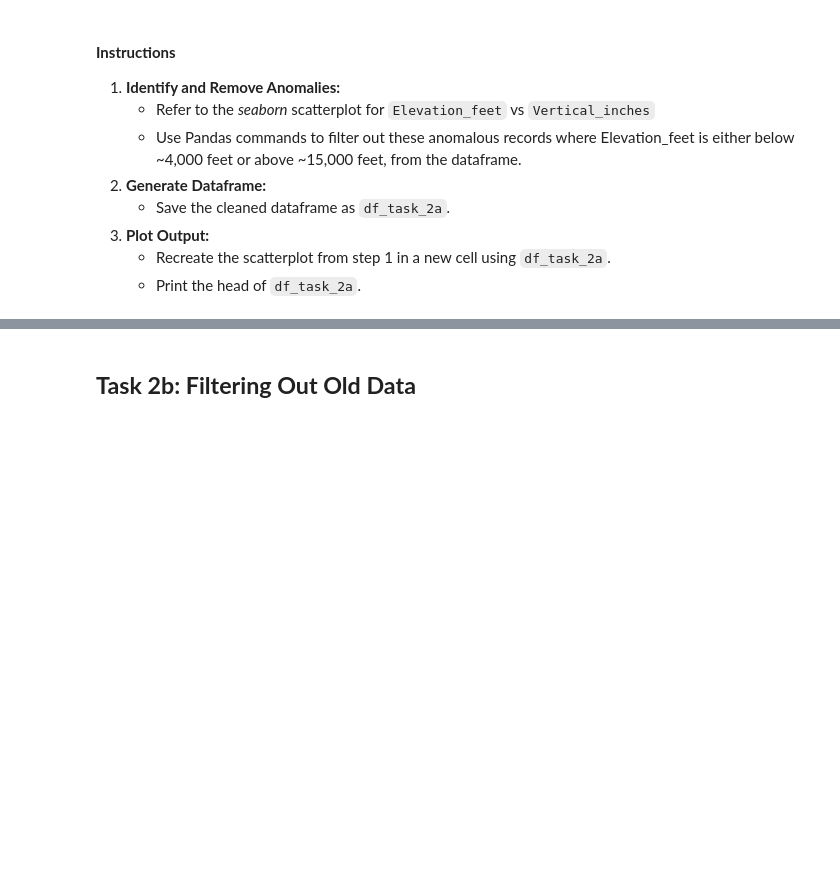
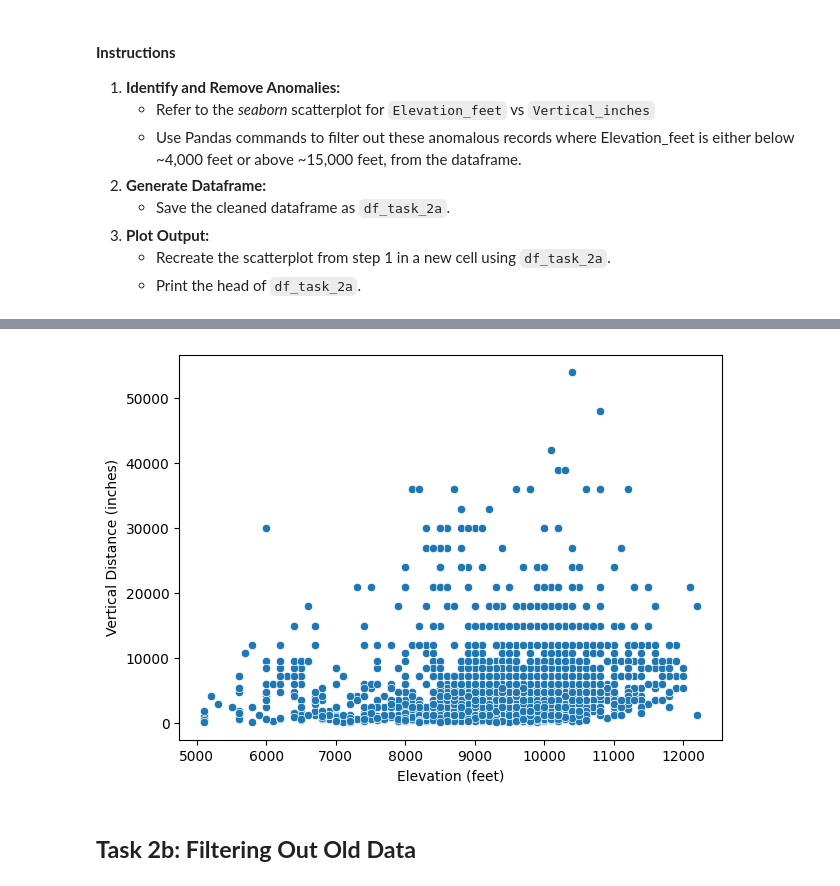
Before and after one commit to visdesignlab/persist_examples, a Jupyter notebook: Study Data I - Avalanches in Utah/PANDAS_avalanche_tasks.ipynb, the cells around one changed output, grey strips where cells are left out. Saved outputs shown, nothing was run; the diff lists cells and outputs as text; code cells hidden in the pictures; blank space fills up the shorter version.

```diff
--- a/Study Data I - Avalanches in Utah/PANDAS_avalanche_tasks.ipynb
+++ b/Study Data I - Avalanches in Utah/PANDAS_avalanche_tasks.ipynb
@@ -62,5 +70,5 @@ Remove the follwoing columns to streamline the dataset for further analysis:
 3. **Show Output:**
 	- Print the head of `df_task_1a` to show the changes.
 # %%
-df_task_1a = df
+df_task_1a = df.drop(labels=['Comments 1', 'Coordinates'], axis=1)
 df_task_1a.head()
@@ -82,4 +97,5 @@ It looks like something went wrong when reading the file and some column headers
     - Print the head of `df_task_1b` to confirm the updated column names.
 # %%
 df_task_1b = df_task_1a
+df_task_1b.columns = [x.replace(';','') for x in df_task_1b.columns]
 df_task_1b.head()
@@ -104,3 +137,4 @@ df_task_1b.dtypes
     - Print the dtypes of `df_task_1c` to confirm the changes.
 # %%
 df_task_1c = df_task_1b
+df_task_1c['Depth_inches'] = df_task_1c['Depth_inches'].apply(lambda x: x.replace('"', '')).astype(float)
@@ -110,0 +165,6 @@ In Task 2, we further improve our data by removing outliers and removing certain
+# %%
+df_task_1c["Date"] = pd.to_datetime(df_task_1c["Date"])
+df_task_1c["Year"] = df_task_1c["Date"].dt.year
+df_task_1c["Month"] = df_task_1c["Date"].dt.month
+
+df_task_1c.head()
@@ -140,3 +209,16 @@ plt.show()
+# %%
+df_task_2a = df_task_1c[(df_task_1c['Elevation_feet'] > 4000) & (df_task_1c['Elevation_feet'] < 15000)]
+
+plt.figure(figsize=(7, 5))
+sns.scatterplot(data=df_task_2a, x='Elevation_feet', y='Vertical_inches')
+
+plt.xlabel('Elevation (feet)')
+plt.ylabel('Vertical Distance (inches)')
+
+# Display the plot
+plt.show()
+# %% [output]
+[figure, added]
 # %% [markdown]
 ## **Task 2b: Filtering Out Old Data**
 # %% [markdown]
```
Also changed, not shown: parts of 21 cells of this notebook, 2 other files.
